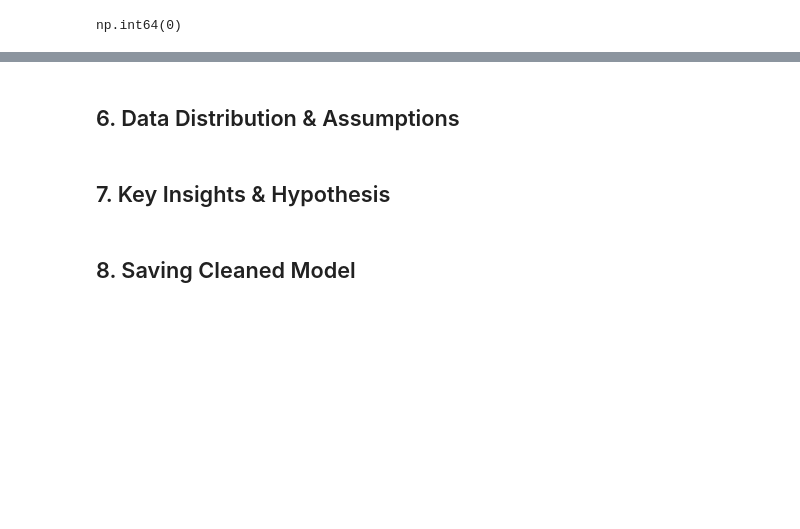
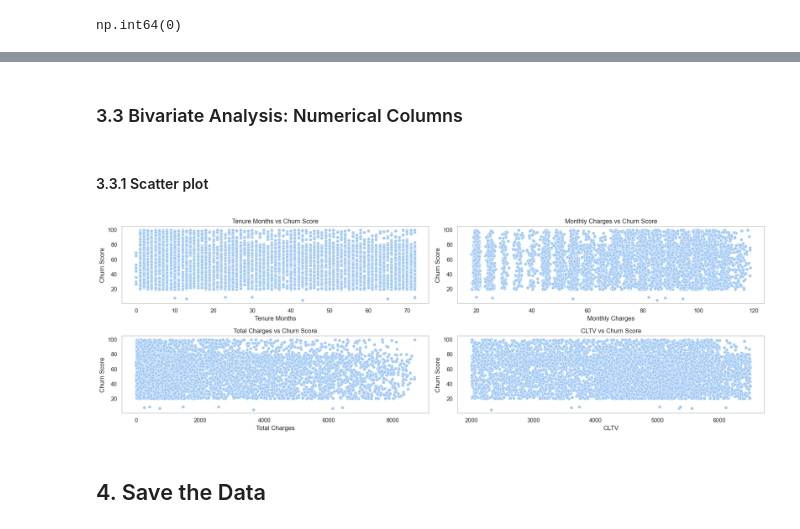
Before and after one commit to lintosunny/churn-x, a Jupyter notebook: ml/notebooks/eda.ipynb, the cells around one changed output, grey strips where cells are left out. Cells and saved outputs as stored; diff of their text form; code cells hidden in the pictures; blank space fills up the shorter version.

```diff
--- a/ml/notebooks/eda.ipynb
+++ b/ml/notebooks/eda.ipynb
@@ -195,6 +162,23 @@ plt.show()
-# %% [markdown]
-## 6. Data Distribution & Assumptions
-# %% [markdown]
-## 7. Key Insights & Hypothesis
-# %% [markdown]
-## 8. Saving Cleaned Model
+# %% [markdown]
+### 3.3 Bivariate Analysis: Numerical Columns
+# %%
+numeric_cols = ['Tenure Months', 'Monthly Charges', 'Total Charges', 'CLTV']
+# %% [markdown]
+#### 3.3.1 Scatter plot
+# %%
+plt.figure(figsize=(18, 6))  # Width, height in inches
+
+for i, col in enumerate(numeric_cols):
+    ax = plt.subplot(2, 2, i+1)  # 1 row, 4 columns, ith subplot
+    sns.scatterplot(x=df[col], y=df['Churn Score'], ax=ax)
+    ax.set_title(f"{col} vs Churn Score")
+    plt.xlabel(col)
+    plt.ylabel('Churn Score')
+    plt.grid(False)
+
+plt.tight_layout()
+plt.show()
+# %% [output]
+[figure, added]
+# %% [markdown]
+## 4. Save the Data
```
Also changed, not shown: parts of 14 cells of this notebook, 1 other file.
